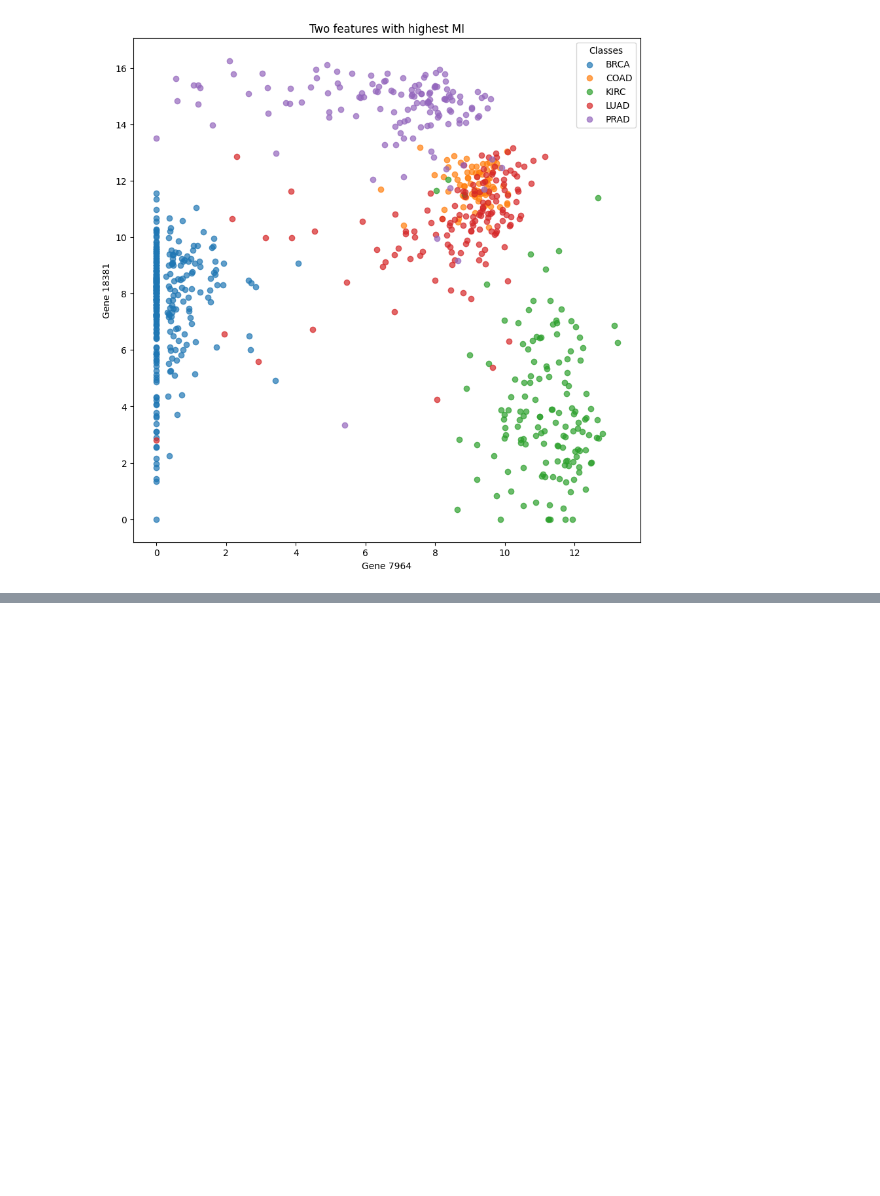
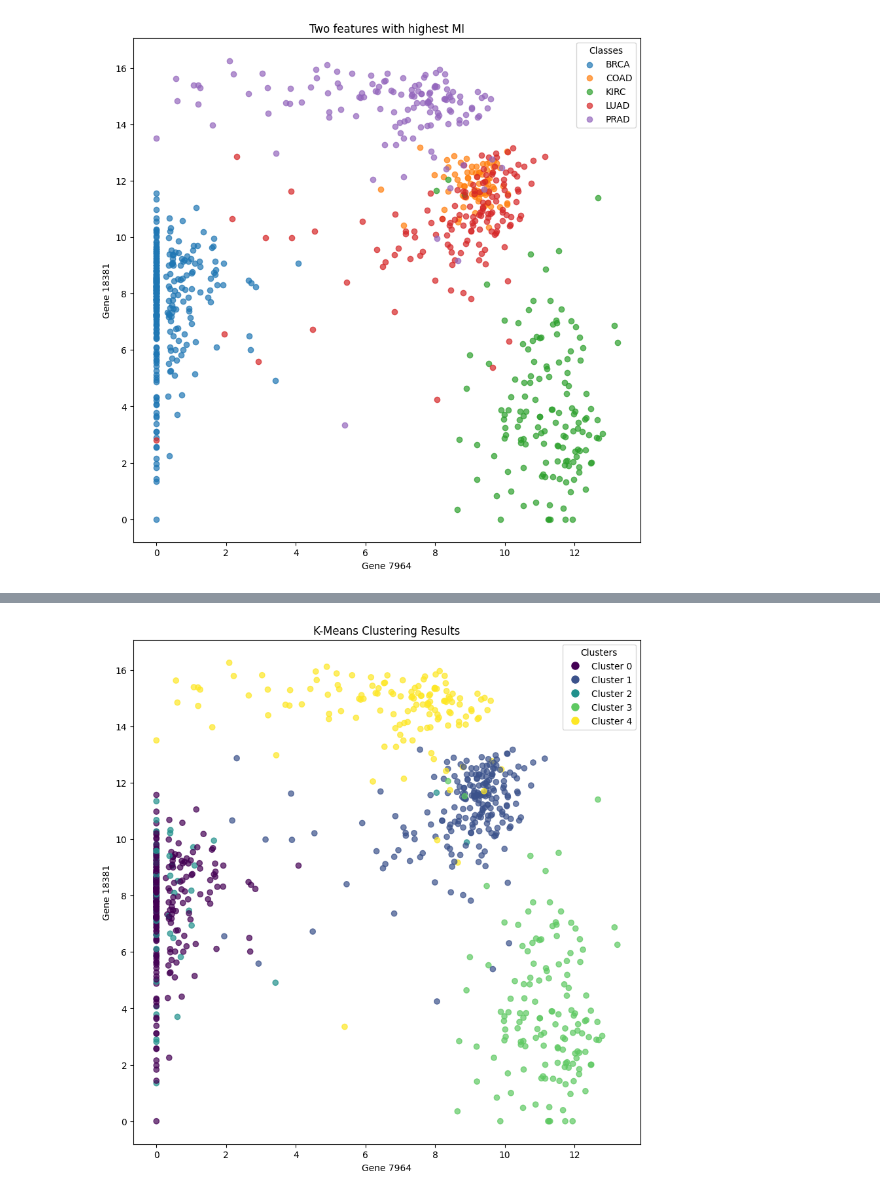
Before and after one commit to hylke35/PatternRecognition, a Jupyter notebook: pipeline numeric.ipynb, the cells around one changed output, grey strips where cells are left out. Saved outputs shown, nothing was run; the diff lists cells and outputs as text; code cells hidden in the pictures; blank space fills up the shorter version.

```diff
--- a/pipeline numeric.ipynb
+++ b/pipeline numeric.ipynb
@@ -561,0 +605,23 @@ plt.show()
+# %%
+# k means on raw data (best two features as measured using mutual information)
+k_clusters = 5
+
+kmeans_mi = KMeans(n_clusters=k_clusters, random_state=random_seed)
+kmeans_mi.fit(miX)
+
+labels_kmeans_mi = kmeans_mi.labels_
+
+# Plot the results
+plt.figure(figsize=(10, 10))
+scatter = plt.scatter(miX.iloc[:, 0], miX.iloc[:, 1], c=labels_kmeans_mi, cmap='viridis', alpha=0.7)
+
+# Create a legend for the clusters
+handles = [plt.Line2D([0], [0], marker='o', color='w', markerfacecolor=scatter.cmap(scatter.norm(i)), markersize=10) for i in range(k_clusters)]
+plt.legend(handles, [f'Cluster {i}' for i in range(k_clusters)], title='Clusters', loc='best')
+
+plt.title('K-Means Clustering Results')
+plt.xlabel('Gene 7964')
+plt.ylabel('Gene 18381')
+plt.show()
+# %% [output]
+[figure, added]
```
Also changed, not shown: parts of 10 cells of this notebook.
